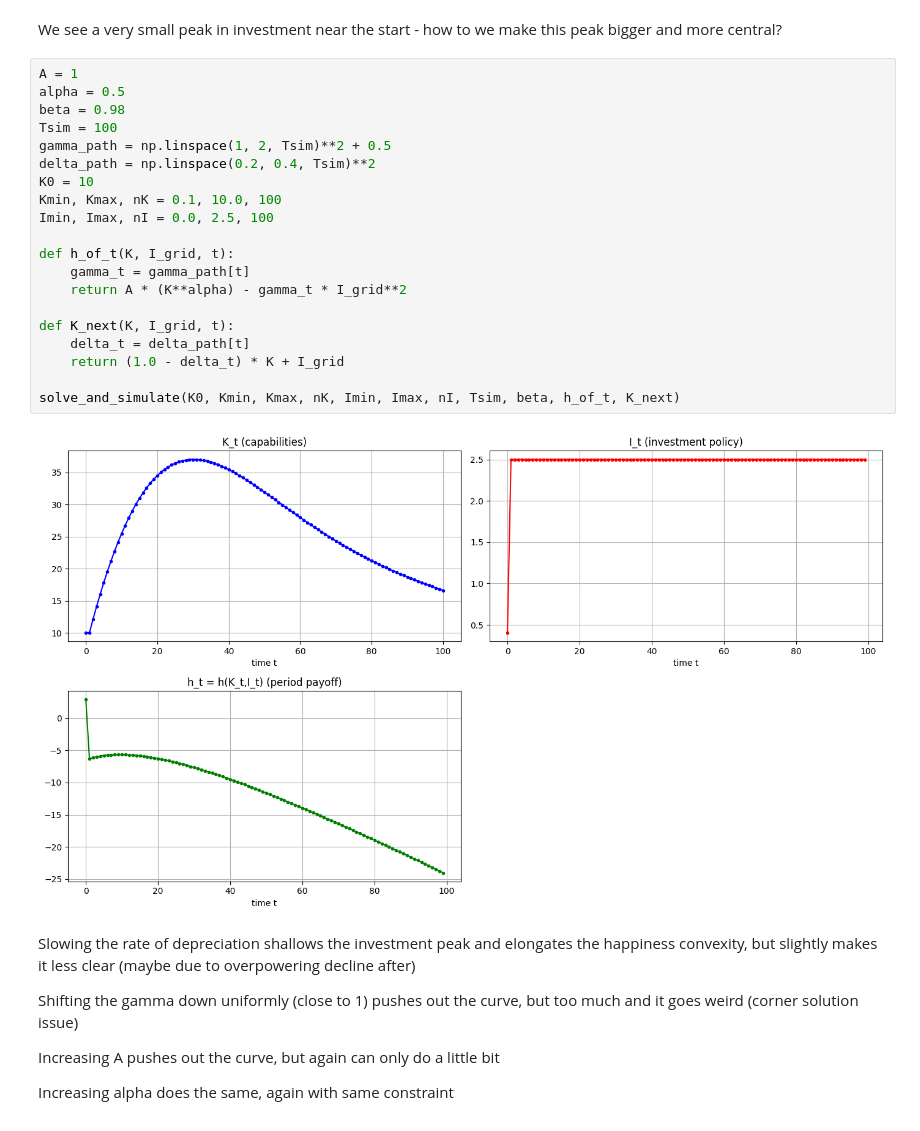
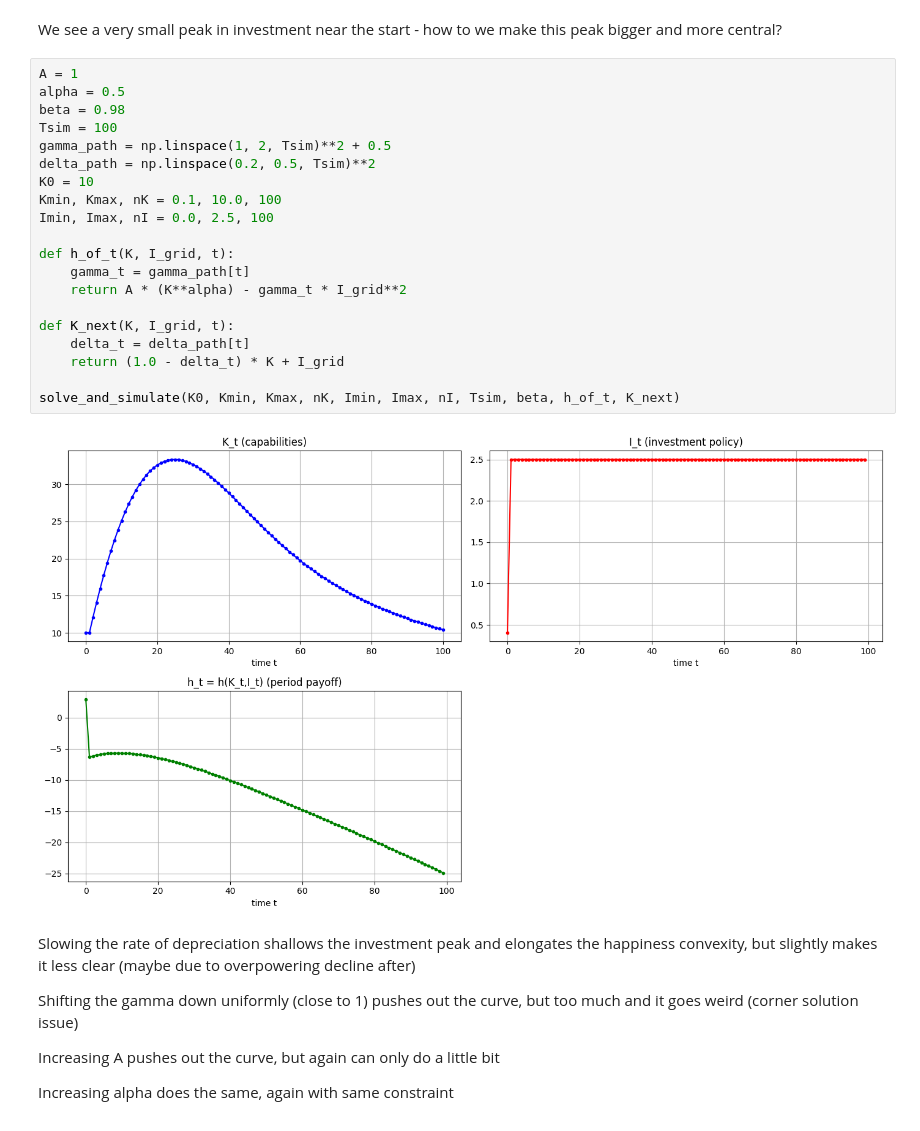
Before and after one commit to jacobmcl7/happiness_U_shape_foundation, a Jupyter notebook: Code/time-dep_problem_analysis.ipynb, the cells around one changed output. Drawn from its saved outputs; the diff is of its cells as text.

```diff
--- a/Code/time-dep_problem_analysis.ipynb
+++ b/Code/time-dep_problem_analysis.ipynb
@@ -322,25 +322,25 @@ We see a very small peak in investment near the start - how to we make this peak
 # %%
 A = 1
 alpha = 0.5
 beta = 0.98
 Tsim = 100
 gamma_path = np.linspace(1, 2, Tsim)**2 + 0.5
-delta_path = np.linspace(0.2, 0.4, Tsim)**2
+delta_path = np.linspace(0.2, 0.5, Tsim)**2
 K0 = 10
 Kmin, Kmax, nK = 0.1, 10.0, 100
 Imin, Imax, nI = 0.0, 2.5, 100
 
 def h_of_t(K, I_grid, t):
     gamma_t = gamma_path[t]
     return A * (K**alpha) - gamma_t * I_grid**2
 
 def K_next(K, I_grid, t):
     delta_t = delta_path[t]
     return (1.0 - delta_t) * K + I_grid
 
 solve_and_simulate(K0, Kmin, Kmax, nK, Imin, Imax, nI, Tsim, beta, h_of_t, K_next)
 # %% [output]
-[figure, old version]
+[figure, new version]
 # %% [markdown]
 Slowing the rate of depreciation shallows the investment peak and elongates the happiness convexity, but slightly makes it less clear (maybe due to overpowering decline after)
 
```
